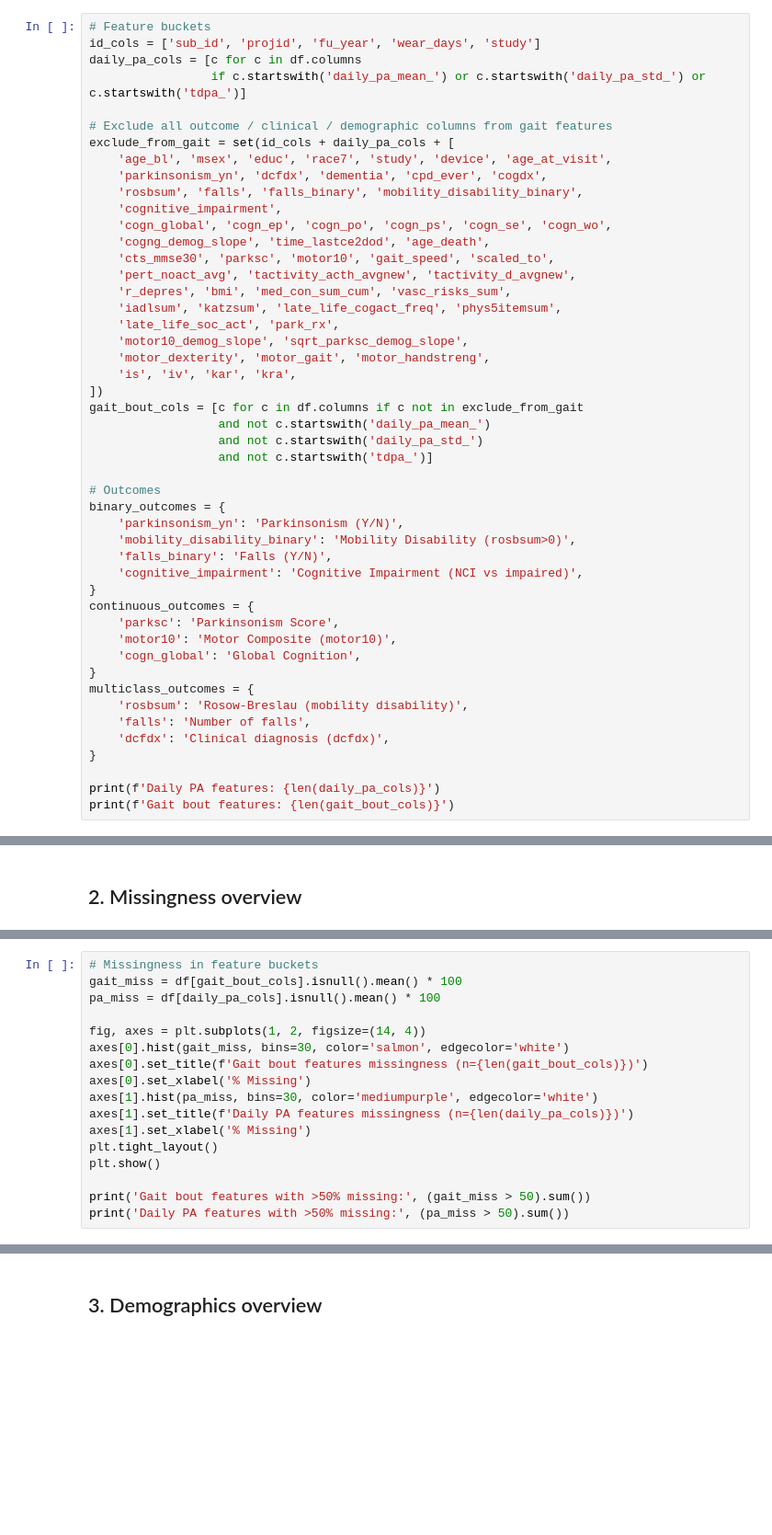
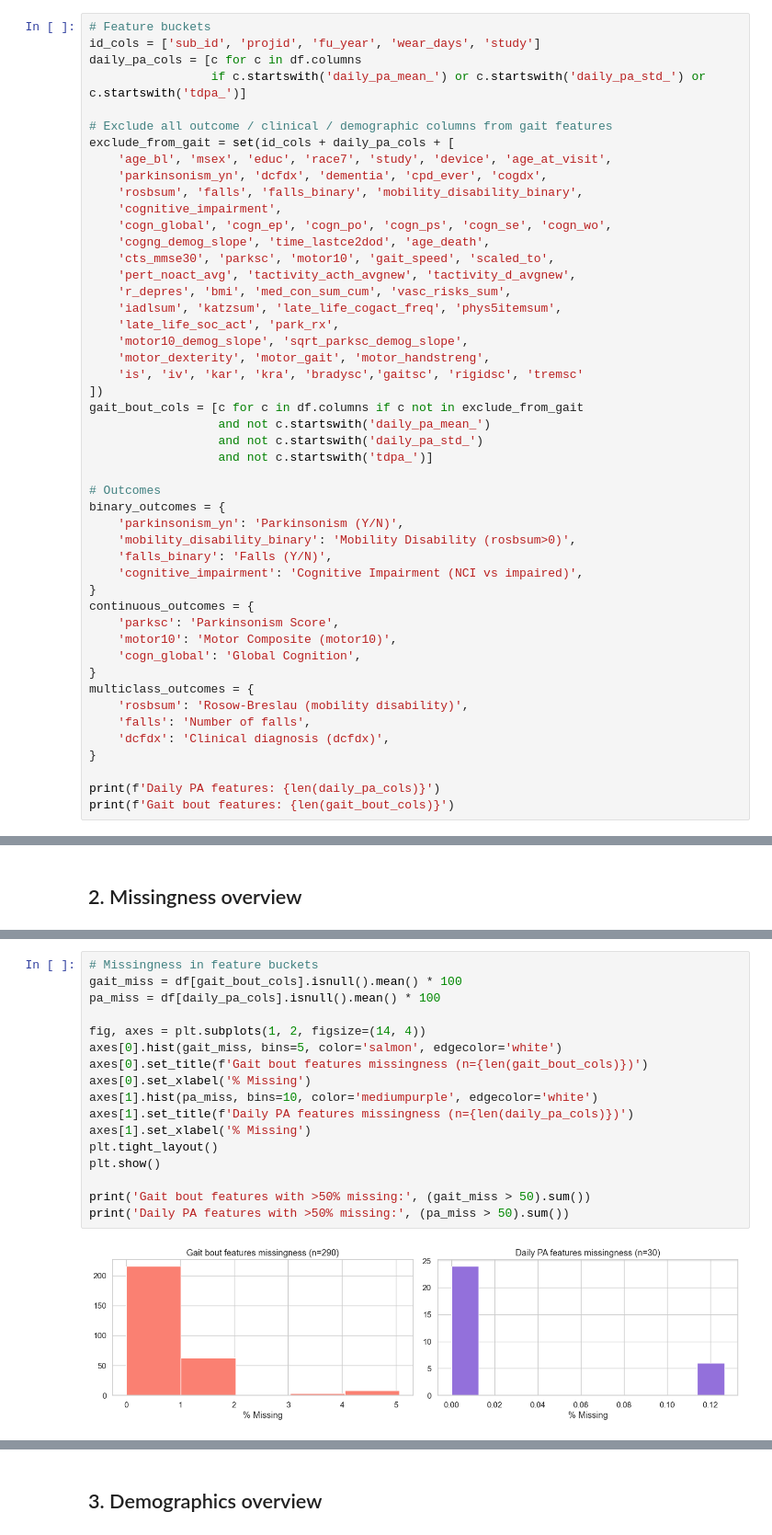
Before and after one commit to yonbrand/rush_pipeline, a Jupyter notebook: eda_gait_clinical.ipynb, the cells around one changed output, grey strips where cells are left out. Shown at 92% size. Drawn from its saved outputs; the diff is of its cells as text; blank space fills up the shorter version.

Commit message:
add columns to exclude from the gait columns

```diff
--- a/eda_gait_clinical.ipynb
+++ b/eda_gait_clinical.ipynb
@@ -46,7 +46,7 @@ exclude_from_gait = set(id_cols + daily_pa_cols + [
     'late_life_soc_act', 'park_rx',
     'motor10_demog_slope', 'sqrt_parksc_demog_slope',
     'motor_dexterity', 'motor_gait', 'motor_handstreng',
-    'is', 'iv', 'kar', 'kra',
+    'is', 'iv', 'kar', 'kra', 'bradysc','gaitsc', 'rigidsc', 'tremsc'
 ])
 gait_bout_cols = [c for c in df.columns if c not in exclude_from_gait
                   and not c.startswith('daily_pa_mean_')
@@ -90,17 +95,19 @@ plt.show()
 # %%
 # Missingness in feature buckets
 gait_miss = df[gait_bout_cols].isnull().mean() * 100
 pa_miss = df[daily_pa_cols].isnull().mean() * 100
 
 fig, axes = plt.subplots(1, 2, figsize=(14, 4))
-axes[0].hist(gait_miss, bins=30, color='salmon', edgecolor='white')
+axes[0].hist(gait_miss, bins=5, color='salmon', edgecolor='white')
 axes[0].set_title(f'Gait bout features missingness (n={len(gait_bout_cols)})')
 axes[0].set_xlabel('% Missing')
-axes[1].hist(pa_miss, bins=30, color='mediumpurple', edgecolor='white')
+axes[1].hist(pa_miss, bins=10, color='mediumpurple', edgecolor='white')
 axes[1].set_title(f'Daily PA features missingness (n={len(daily_pa_cols)})')
 axes[1].set_xlabel('% Missing')
 plt.tight_layout()
 plt.show()
 
 print('Gait bout features with >50% missing:', (gait_miss > 50).sum())
 print('Daily PA features with >50% missing:', (pa_miss > 50).sum())
+# %% [output]
+[figure, added]
```
Also changed, not shown: parts of 23 cells of this notebook.
